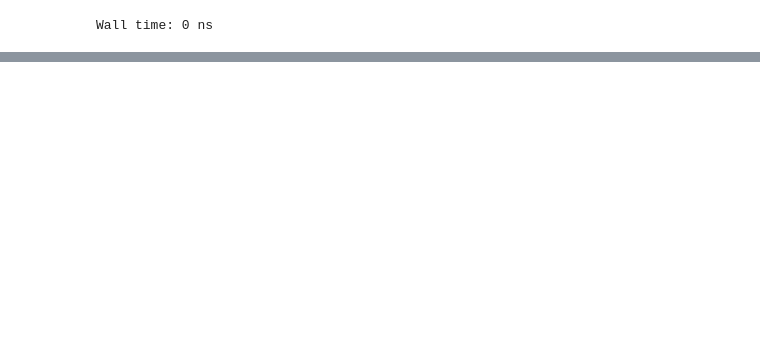
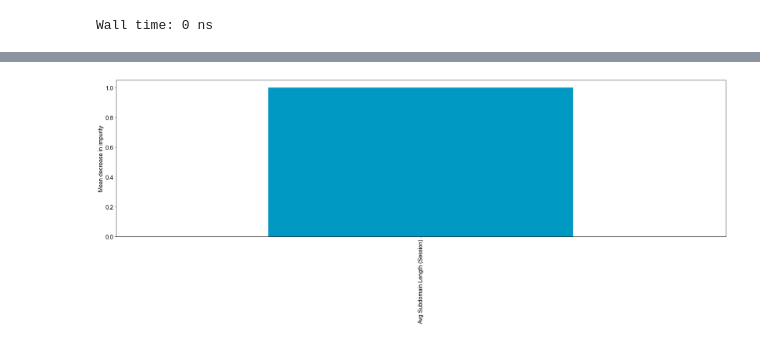
Before and after one commit to dewi-ekker/DNS_Tunnel_Detection_Interface, a Jupyter notebook: feature engineering test.ipynb, the cells around one changed output, grey strips where cells are left out. Saved outputs shown, nothing was run; the diff lists cells and outputs as text; code cells hidden in the pictures; blank space fills up the shorter version.

```diff
--- a/feature engineering test.ipynb
+++ b/feature engineering test.ipynb
@@ -12,7 +12,7 @@ file_list = {'benign plain.pcap':0,
              'dns2tcp tunneling.pcap':1,
              'dnscapy tunneling.pcap':1,
              'iodine tunneling.pcap':1,
-             'dnscat2_dns_tunneling_1hr.pcap':1,
+             'dnscat2_dns_tunneling_24hr.pcap':1,
              'tuns_c_00000_20180330104021.pcap':1}
 
 for file, label in file_list.items():
@@ -80,7 +80,7 @@ def shannon(x):
         prob * math.log(prob, 2)
         for prob in freqs))
 
-df['Query Name Entropy'] = [shannon(name) for name in df['Query Name']]
+#df['Query Name Entropy'] = [shannon(name) for name in df['Query Name']]
 df['Subdomain Entropy'] = [shannon(name) for name in df['Subdomain']]
 df['Payload Entropy'] = [shannon(name) for name in df['Payload']]
 # %% [output]
@@ -176,6 +176,6 @@ Wall time: 42.9 ms
 # %%
 %%time
 
-df['Avg Query Name Length (Session)'] = df.groupby('Session')['Query Name'].transform(lambda x: np.mean(x.str.len()))
+#df['Avg Query Name Length (Session)'] = df.groupby('Session')['Query Name'].transform(lambda x: np.mean(x.str.len()))
 df['Avg Subdomain Length (Session)'] = df.groupby('Session')['Subdomain'].transform(lambda x: np.mean(x.str.len()))
 # %% [output]
@@ -296,0 +250,4 @@ plot_fi(rf, df, chosenfeatures)
+# %%
+s = plot_fi(rf, df, sel_feat)
+# %% [output]
+[figure, added]
```
Also changed, not shown: parts of 18 cells of this notebook.
